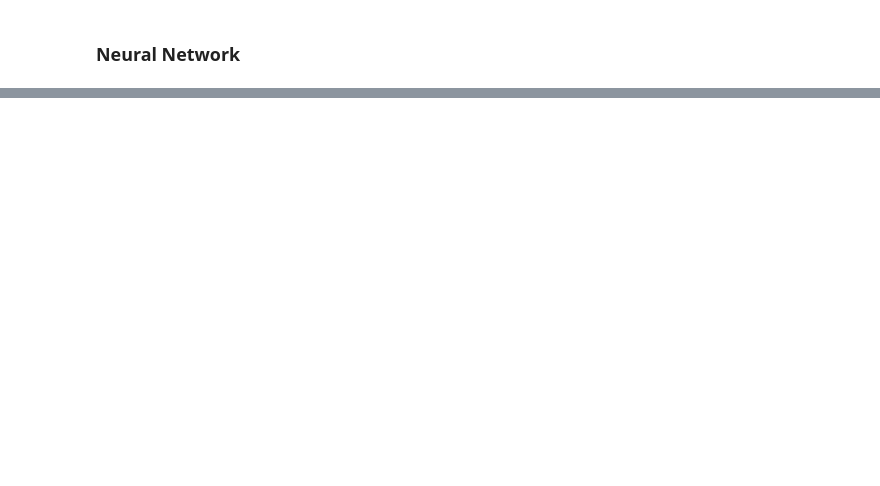
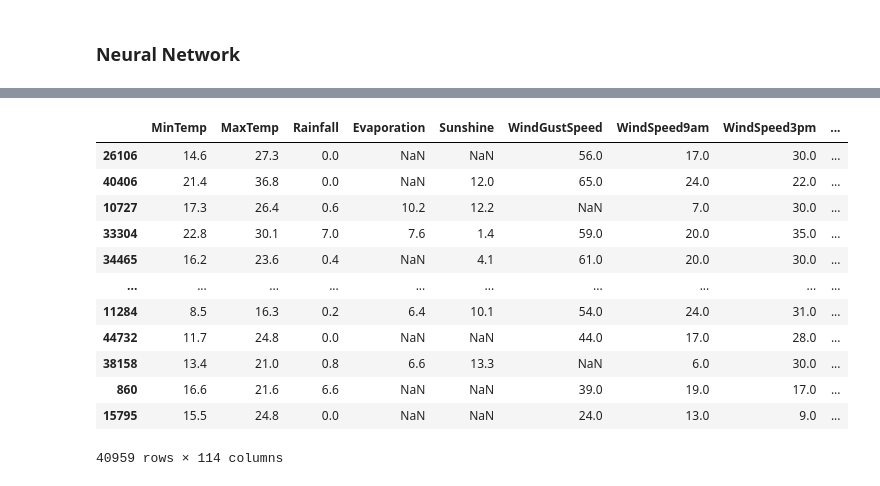
Before and after one commit to augustusamedume1234/Data-Mining-Assigment-3, a Jupyter notebook: Assignment3.ipynb, the cells around one changed output, grey strips where cells are left out. Cells and saved outputs as stored; diff of their text form; code cells hidden in the pictures; blank space fills up the shorter version.

```diff
--- a/Assignment3.ipynb
+++ b/Assignment3.ipynb
@@ -183,0 +294,16 @@ weighted avg       0.84      0.85      0.84     10240
+# %%
+X_train
+# %% [output]
+|  | MinTemp | MaxTemp | Rainfall | Evaporation | Sunshine | WindGustSpeed | WindSpeed9am | WindSpeed3pm | ... |
+| 26106 | 14.6 | 27.3 | 0.0 | NaN | NaN | 56.0 | 17.0 | 30.0 | ... |
+| 40406 | 21.4 | 36.8 | 0.0 | NaN | 12.0 | 65.0 | 24.0 | 22.0 | ... |
+| 10727 | 17.3 | 26.4 | 0.6 | 10.2 | 12.2 | NaN | 7.0 | 30.0 | ... |
+| 33304 | 22.8 | 30.1 | 7.0 | 7.6 | 1.4 | 59.0 | 20.0 | 35.0 | ... |
+| 34465 | 16.2 | 23.6 | 0.4 | NaN | 4.1 | 61.0 | 20.0 | 30.0 | ... |
+| ... | ... | ... | ... | ... | ... | ... | ... | ... | ... |
+| 11284 | 8.5 | 16.3 | 0.2 | 6.4 | 10.1 | 54.0 | 24.0 | 31.0 | ... |
+| 44732 | 11.7 | 24.8 | 0.0 | NaN | NaN | 44.0 | 17.0 | 28.0 | ... |
+| 38158 | 13.4 | 21.0 | 0.8 | 6.6 | 13.3 | NaN | 6.0 | 30.0 | ... |
+| 860 | 16.6 | 21.6 | 6.6 | NaN | NaN | 39.0 | 19.0 | 17.0 | ... |
+| 15795 | 15.5 | 24.8 | 0.0 | NaN | NaN | 24.0 | 13.0 | 9.0 | ... |
+40959 rows × 114 columns
```
Also changed, not shown: parts of 11 cells of this notebook, 3 other files.
